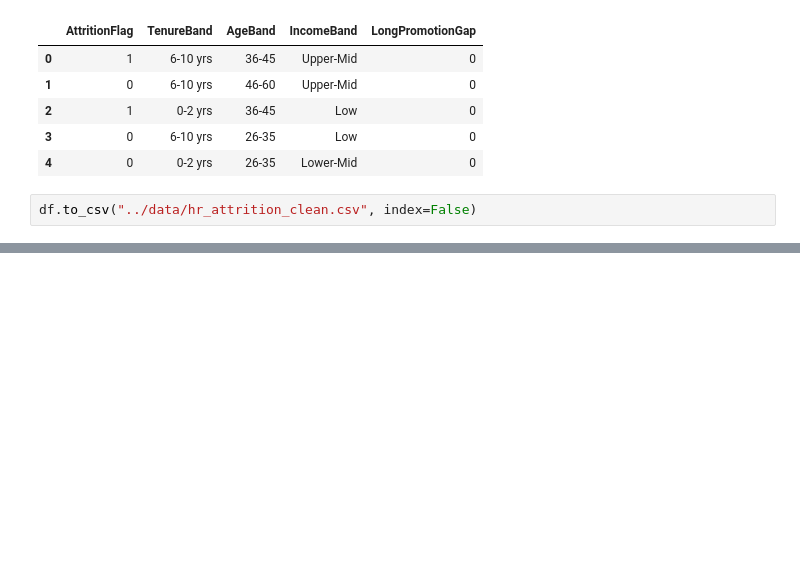
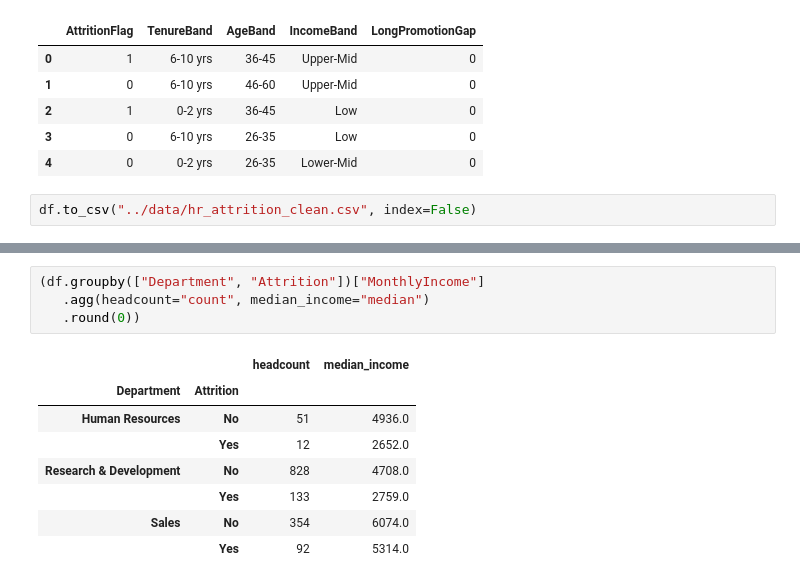
Before and after one commit to mahajanprajwal-1/employee-attrition-analysis, a Jupyter notebook: notebooks/01_data_cleaning.ipynb, the cells around one changed output, grey strips where cells are left out. Saved outputs shown, nothing was run; the diff lists cells and outputs as text; blank space fills up the shorter version.

```diff
--- a/notebooks/01_data_cleaning.ipynb
+++ b/notebooks/01_data_cleaning.ipynb
@@ -150,0 +289,13 @@ df.to_csv("../data/hr_attrition_clean.csv", index=False)
+# %%
+(df.groupby(["Department", "Attrition"])["MonthlyIncome"]
+   .agg(headcount="count", median_income="median")
+   .round(0))
+# %% [output]
+|  |  | headcount | median_income |
+| Department | Attrition |  |  |
+| Human Resources | No | 51 | 4936.0 |
+|  | Yes | 12 | 2652.0 |
+| Research & Development | No | 828 | 4708.0 |
+|  | Yes | 133 | 2759.0 |
+| Sales | No | 354 | 6074.0 |
+|  | Yes | 92 | 5314.0 |
```
Also changed, not shown: parts of 15 cells of this notebook.
